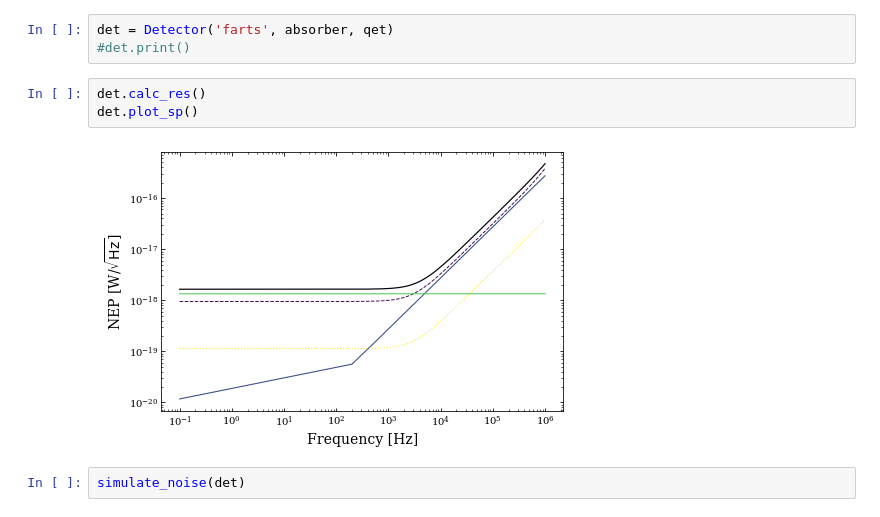
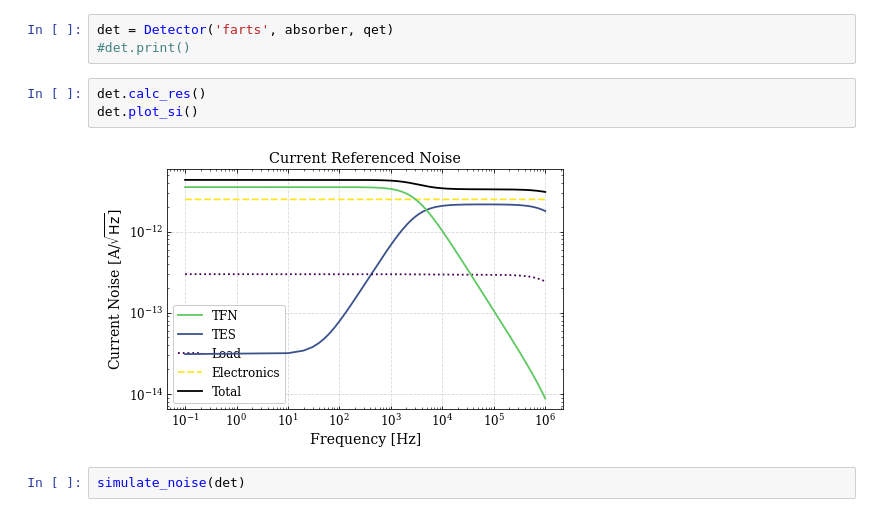
Before and after one commit to spice-herald/DarkOpt, a Jupyter notebook: DarkOpt/Untitled.ipynb, the cells around one changed output. Drawn from its saved outputs; the diff is of its cells as text.

Commit message:
fixed plotting formatting

```diff
--- a/DarkOpt/Untitled.ipynb
+++ b/DarkOpt/Untitled.ipynb
@@ -45,9 +45,9 @@ det = Detector('farts', absorber, qet)
 #det.print()
 # %%
 det.calc_res()
-det.plot_sp()
+det.plot_si()
 # %% [output]
-[figure, old version]
+[figure, new version]
 # %%
 simulate_noise(det)
 # %% [output]
```
Also changed, not shown: parts of 1 cell of this notebook, 1 other file.
